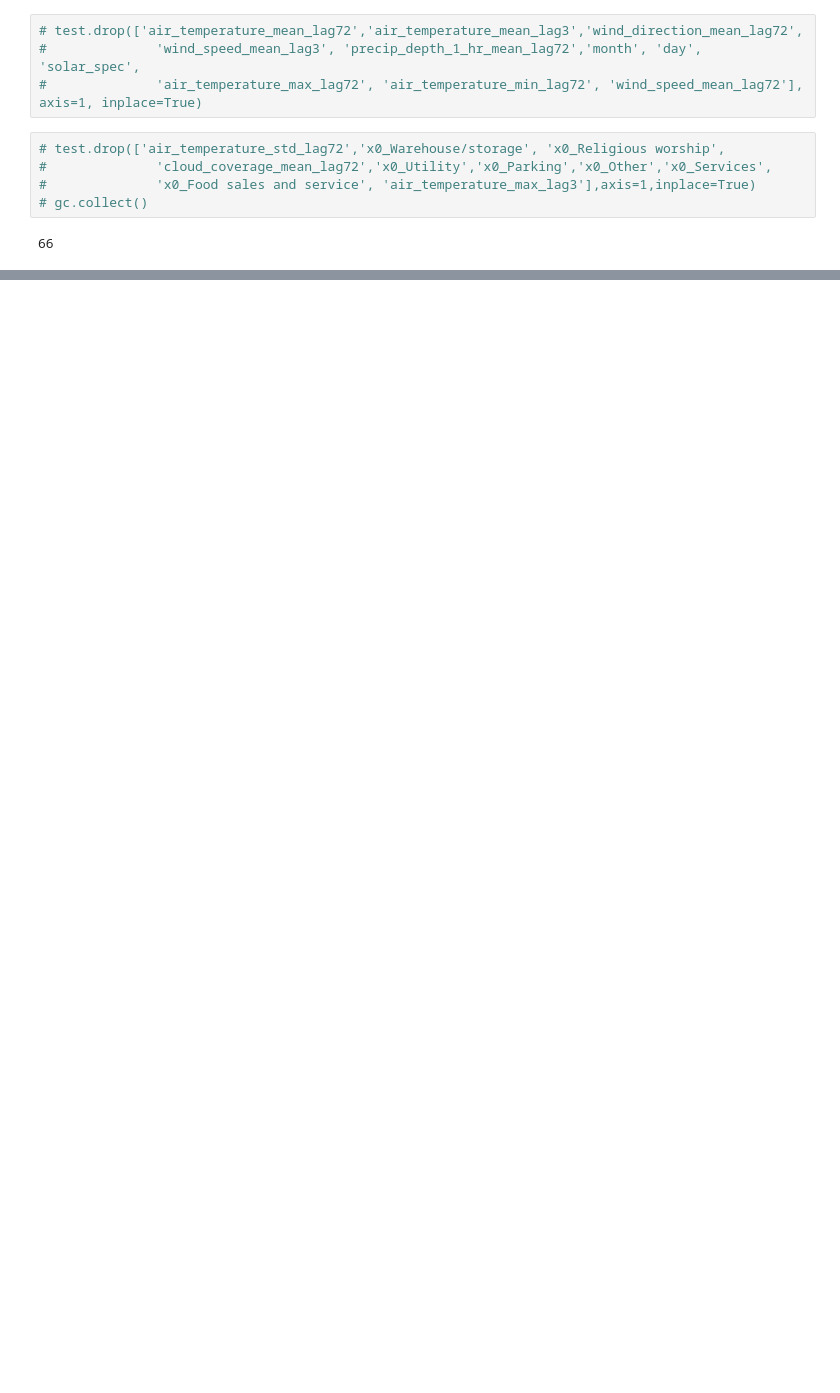
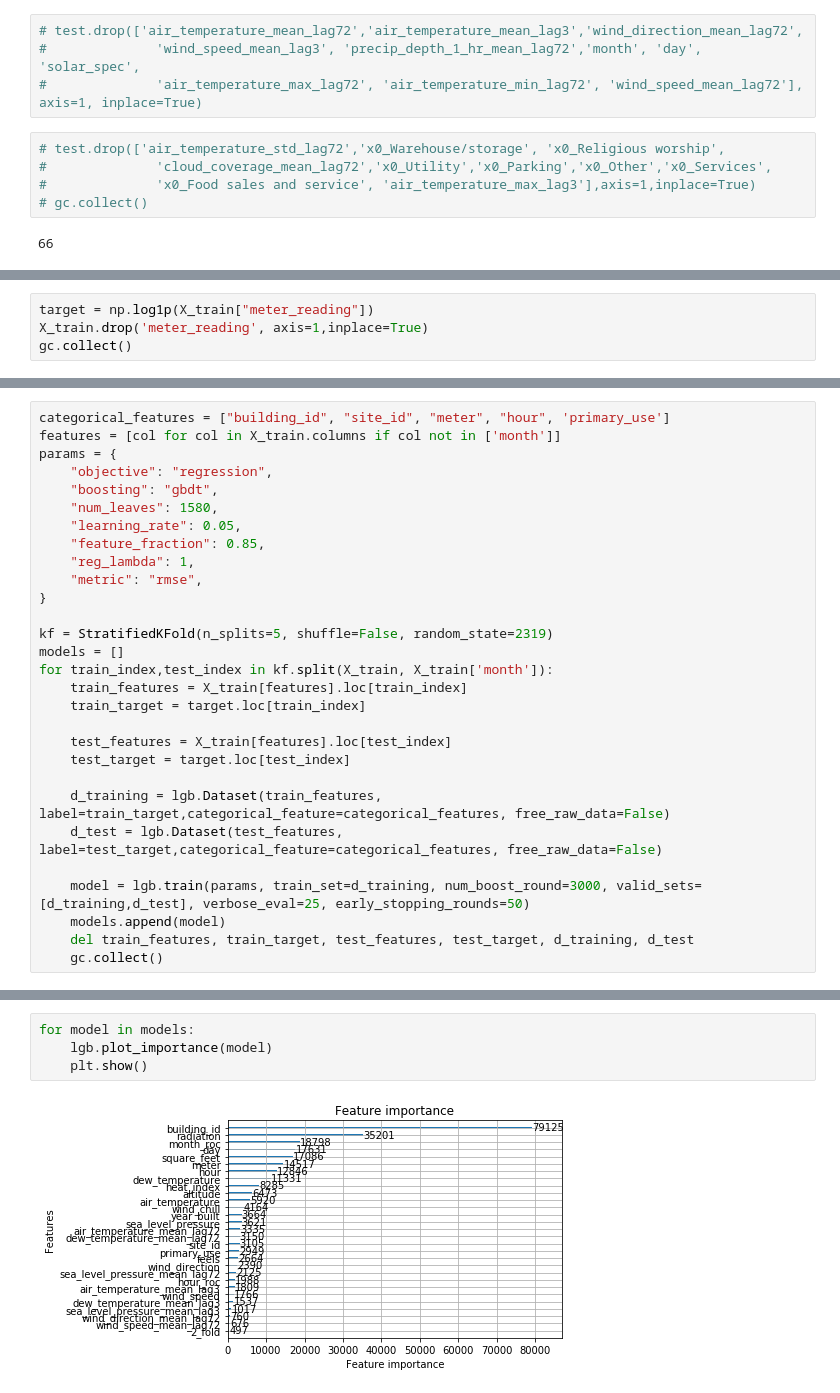
Before and after one commit to Luke-Gray/ASHRAE, a Jupyter notebook: Final Modeling.ipynb, the cells around one changed output, grey strips where cells are left out. Drawn from its saved outputs; the diff is of its cells as text; blank space fills up the shorter version.

```diff
--- a/Final Modeling.ipynb
+++ b/Final Modeling.ipynb
@@ -174,0 +221,4 @@ submission.to_csv("submission.csv", index=False)
+# %%
+target = np.log1p(X_train["meter_reading"])
+X_train.drop('meter_reading', axis=1,inplace=True)
+gc.collect()
@@ -174,0 +227,29 @@ submission.to_csv("submission.csv", index=False)
+# %%
+categorical_features = ["building_id", "site_id", "meter", "hour", 'primary_use']
+features = [col for col in X_train.columns if col not in ['month']]
+params = {
+    "objective": "regression",
+    "boosting": "gbdt",
+    "num_leaves": 1580,
+    "learning_rate": 0.05,
+    "feature_fraction": 0.85,
+    "reg_lambda": 1,
+    "metric": "rmse",
+}
+
+kf = StratifiedKFold(n_splits=5, shuffle=False, random_state=2319)
+models = []
+for train_index,test_index in kf.split(X_train, X_train['month']):
+    train_features = X_train[features].loc[train_index]
+    train_target = target.loc[train_index]
+
+    test_features = X_train[features].loc[test_index]
+    test_target = target.loc[test_index]
+
+    d_training = lgb.Dataset(train_features, label=train_target,categorical_feature=categorical_features, free_raw_data=False)
+    d_test = lgb.Dataset(test_features, label=test_target,categorical_feature=categorical_features, free_raw_data=False)
+
+    model = lgb.train(params, train_set=d_training, num_boost_round=3000, valid_sets=[d_training,d_test], verbose_eval=25, early_stopping_rounds=50)
+    models.append(model)
+    del train_features, train_target, test_features, test_target, d_training, d_test
+    gc.collect()
@@ -174,0 +274,6 @@ submission.to_csv("submission.csv", index=False)
+# %%
+for model in models:
+    lgb.plot_importance(model)
+    plt.show()
+# %% [output]
+[figure, added]
```
Also changed, not shown: parts of 34 cells of this notebook.
